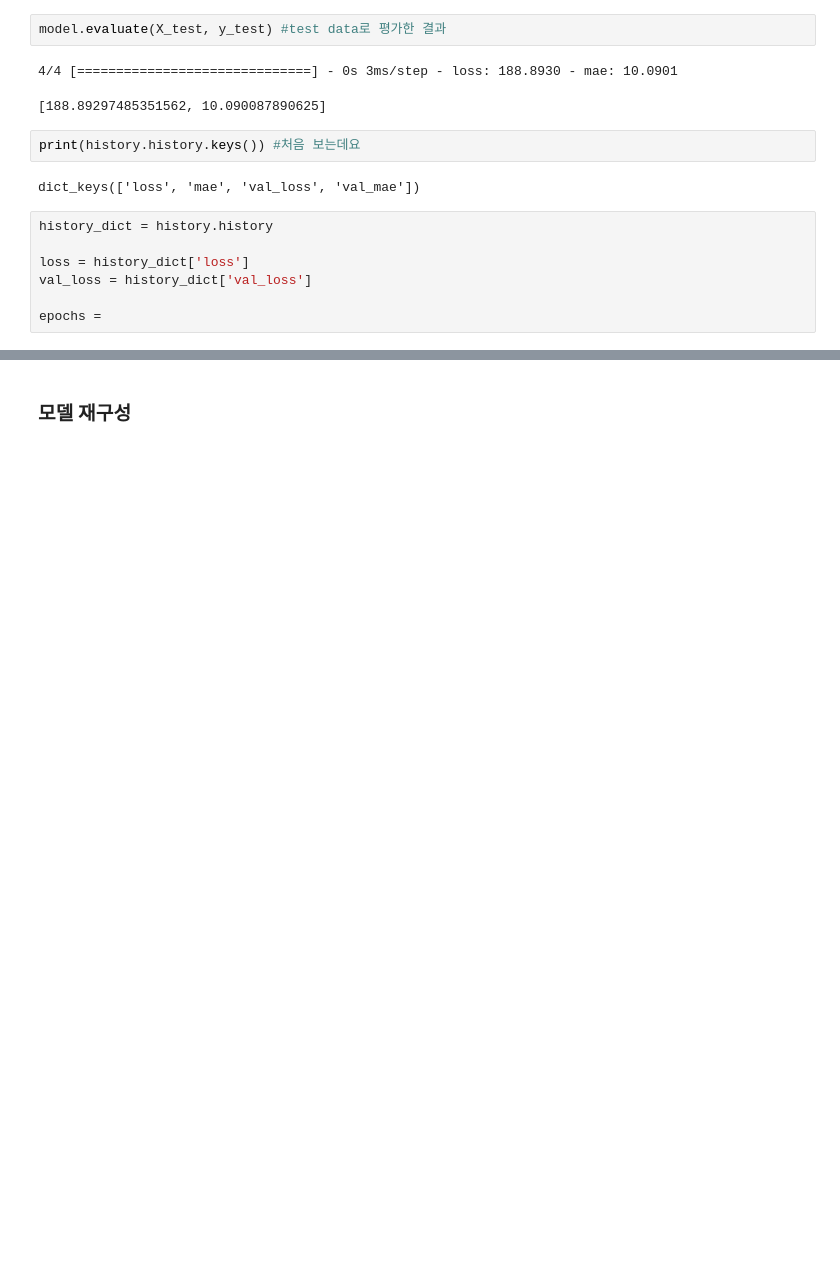
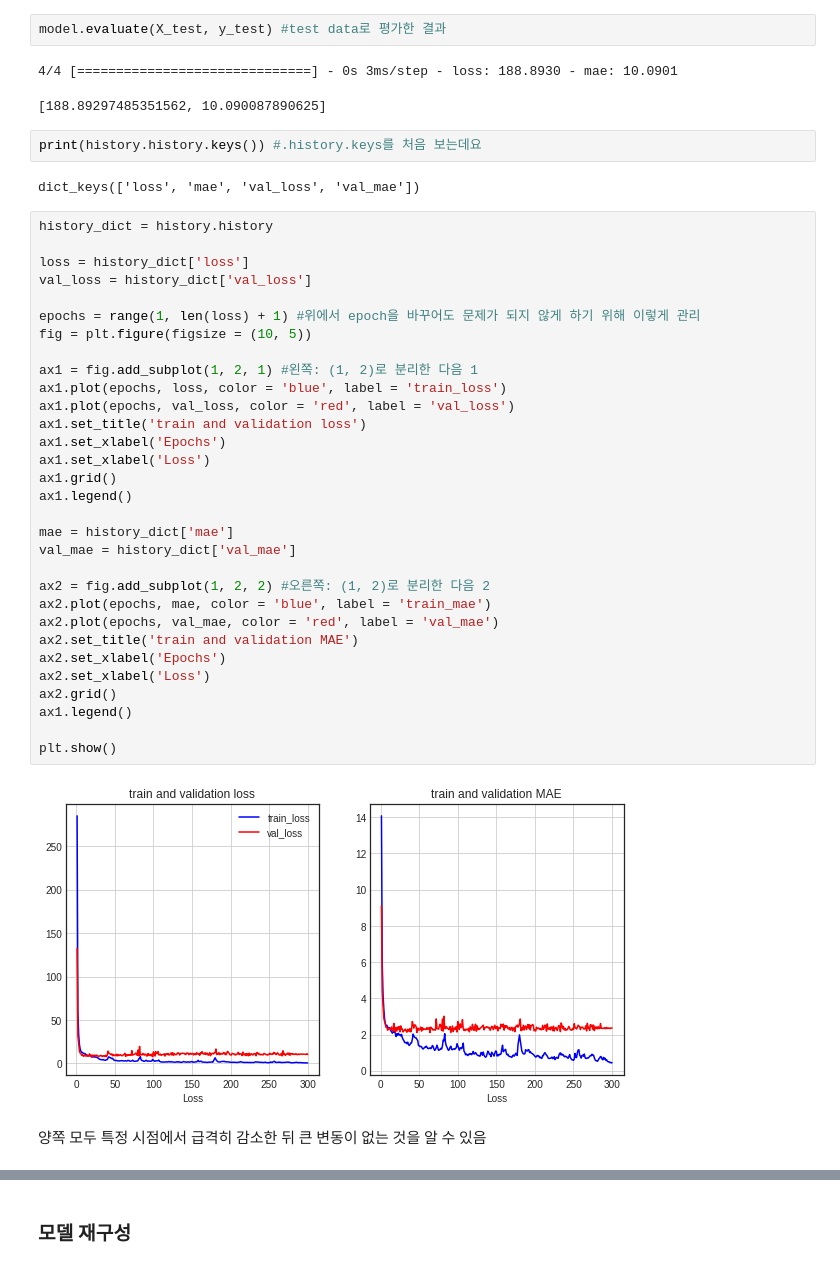
Before and after one commit to yk-Jeong/sourcecode_copy, a Jupyter notebook: 8th_keras_boston_housing.ipynb, the cells around one changed output, grey strips where cells are left out. Drawn from its saved outputs; the diff is of its cells as text; blank space fills up the shorter version.

```diff
--- a/8th_keras_boston_housing.ipynb
+++ b/8th_keras_boston_housing.ipynb
@@ -156,16 +156,44 @@ model.evaluate(X_test, y_test) #test data로 평가한 결과
 4/4 [==============================] - 0s 3ms/step - loss: 188.8930 - mae: 10.0901
 [188.89297485351562, 10.090087890625]
 # %%
-print(history.history.keys()) #처음 보는데요
+print(history.history.keys()) #.history.keys를 처음 보는데요
 # %% [output]
 dict_keys(['loss', 'mae', 'val_loss', 'val_mae'])
-# %%
-history_dict = history.history
-
-loss = history_dict['loss']
-val_loss = history_dict['val_loss']
-
-epochs =
+# %%
+history_dict = history.history
+
+loss = history_dict['loss']
+val_loss = history_dict['val_loss']
+
+epochs = range(1, len(loss) + 1) #위에서 epoch을 바꾸어도 문제가 되지 않게 하기 위해 이렇게 관리
+fig = plt.figure(figsize = (10, 5))
+
+ax1 = fig.add_subplot(1, 2, 1) #왼쪽: (1, 2)로 분리한 다음 1
+ax1.plot(epochs, loss, color = 'blue', label = 'train_loss')
+ax1.plot(epochs, val_loss, color = 'red', label = 'val_loss')
+ax1.set_title('train and validation loss')
+ax1.set_xlabel('Epochs')
+ax1.set_xlabel('Loss')
+ax1.grid()
+ax1.legend()
+
+mae = history_dict['mae']
+val_mae = history_dict['val_mae']
+
+ax2 = fig.add_subplot(1, 2, 2) #오른쪽: (1, 2)로 분리한 다음 2
+ax2.plot(epochs, mae, color = 'blue', label = 'train_mae')
+ax2.plot(epochs, val_mae, color = 'red', label = 'val_mae')
+ax2.set_title('train and validation MAE')
+ax2.set_xlabel('Epochs')
+ax2.set_xlabel('Loss')
+ax2.grid()
+ax1.legend()
+
+plt.show()
+# %% [output]
+[figure, added]
+# %% [markdown]
+양쪽 모두 특정 시점에서 급격히 감소한 뒤 큰 변동이 없는 것을 알 수 있음
 # %% [markdown]
 ### K-Fold 교차 검증
 
```
Also changed, not shown: parts of 9 cells of this notebook.
